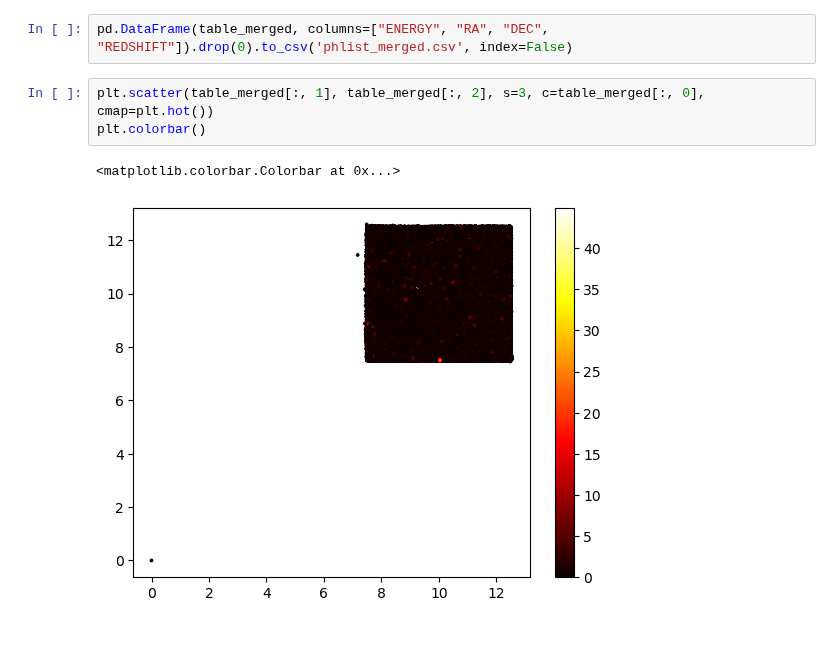
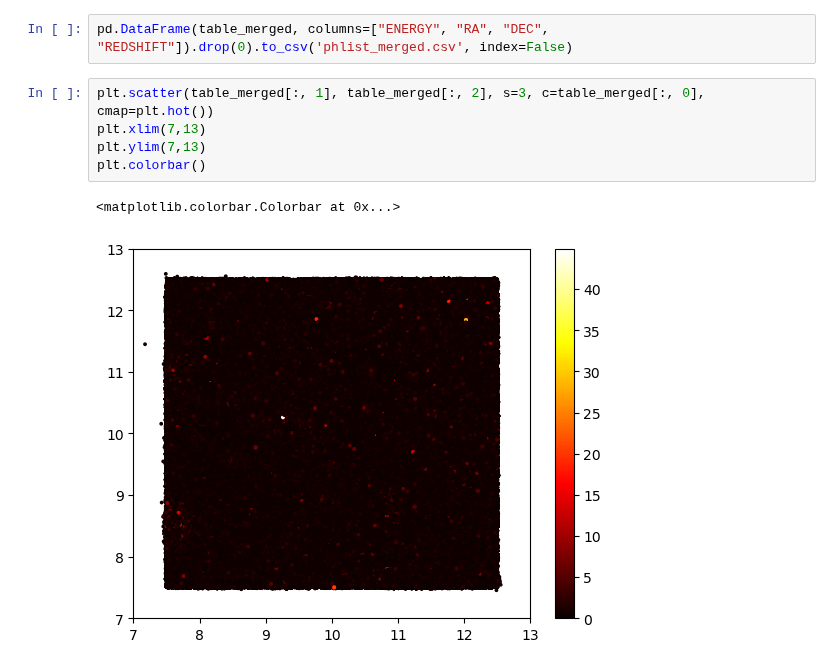
Before and after one commit to pi4imu/magneticum, a Jupyter notebook: mm_merge_photons.ipynb, the cells around one changed output. Drawn from its saved outputs; the diff is of its cells as text; blank space fills up the shorter version.

```diff
--- a/mm_merge_photons.ipynb
+++ b/mm_merge_photons.ipynb
@@ -88,7 +88,9 @@ eROSITA_5.0x5.0/Phox/['phlist_036.fits', 'phlist_040.fits', 'phlist_044.fits', '
 pd.DataFrame(table_merged, columns=["ENERGY", "RA", "DEC", "REDSHIFT"]).drop(0).to_csv('phlist_merged.csv', index=False)
 # %%
 plt.scatter(table_merged[:, 1], table_merged[:, 2], s=3, c=table_merged[:, 0], cmap=plt.hot())
+plt.xlim(7,13)
+plt.ylim(7,13)
 plt.colorbar()
 # %% [output]
 <matplotlib.colorbar.Colorbar at 0x...>
-[figure, old version]
+[figure, new version]
```
Also changed, not shown: 3 other files.
